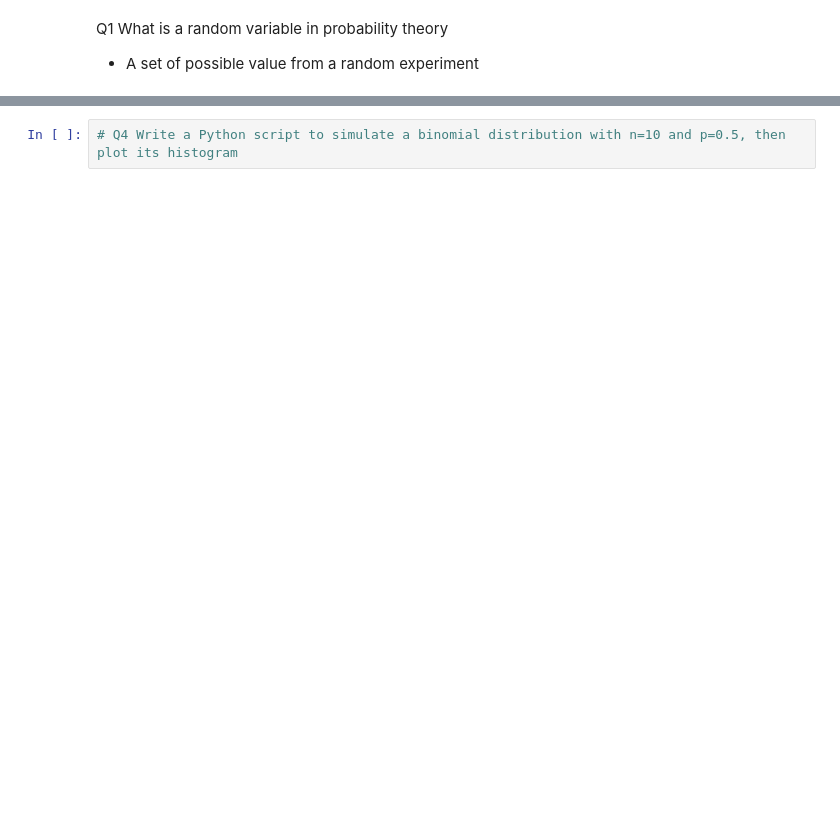
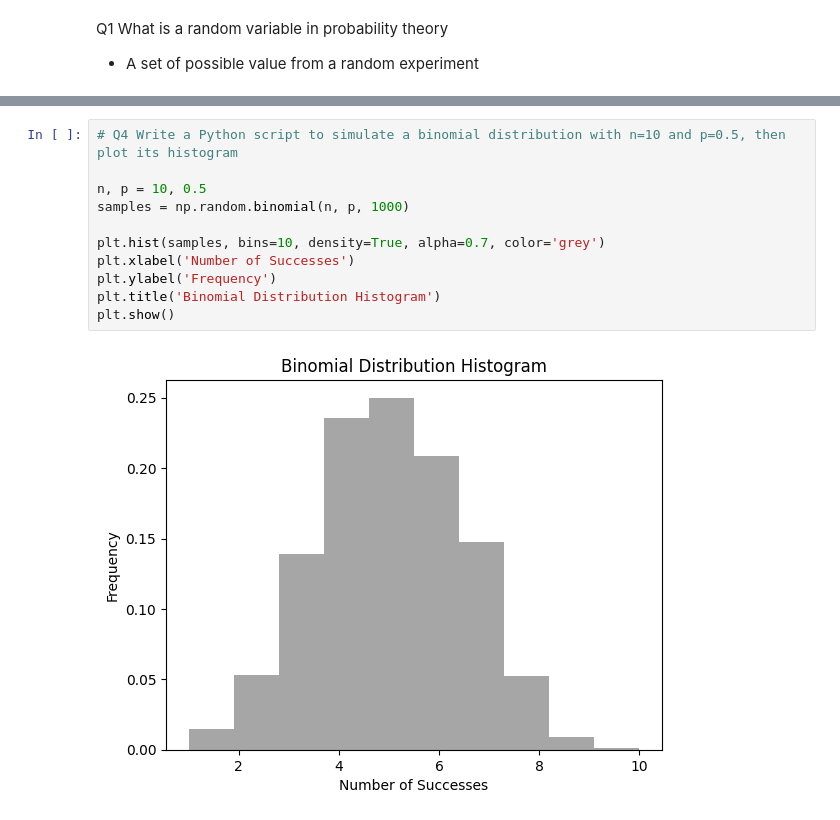
Before and after one commit to karan0991/assignments-, a Jupyter notebook: Statistics_Advance_1.ipynb, the cells around one changed output, grey strips where cells are left out. Saved outputs shown, nothing was run; the diff lists cells and outputs as text; blank space fills up the shorter version.

```diff
--- a/Statistics_Advance_1.ipynb
+++ b/Statistics_Advance_1.ipynb
@@ -55,4 +115,15 @@ Q23 How does a probability distribution relate to the expected outcome of a rand
 # %%
 # Q4 Write a Python script to simulate a binomial distribution with n=10 and p=0.5, then plot its histogram
+
+n, p = 10, 0.5
+samples = np.random.binomial(n, p, 1000)
+
+plt.hist(samples, bins=10, density=True, alpha=0.7, color='grey')
+plt.xlabel('Number of Successes')
+plt.ylabel('Frequency')
+plt.title('Binomial Distribution Histogram')
+plt.show()
+# %% [output]
+[figure, added]
 # %%
 # Q5 Create a Poisson distribution and visualize it using Python
```
Also changed, not shown: parts of 49 cells of this notebook.
